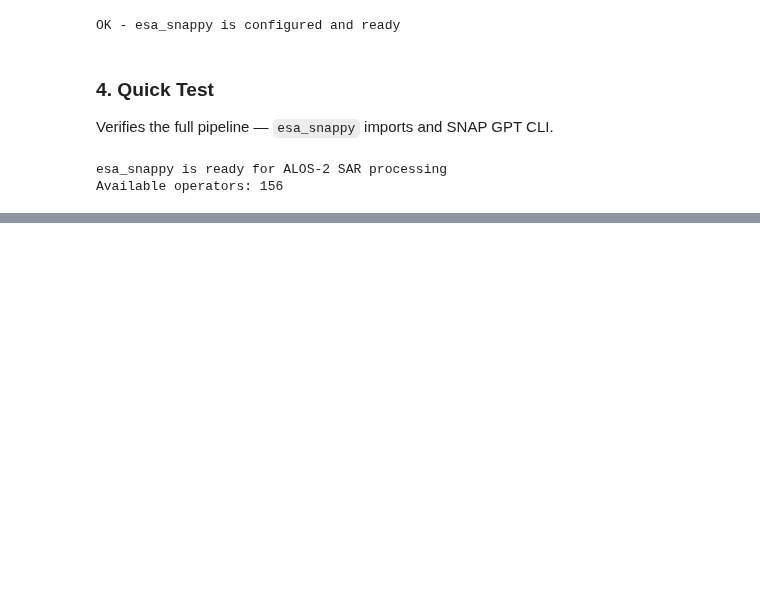
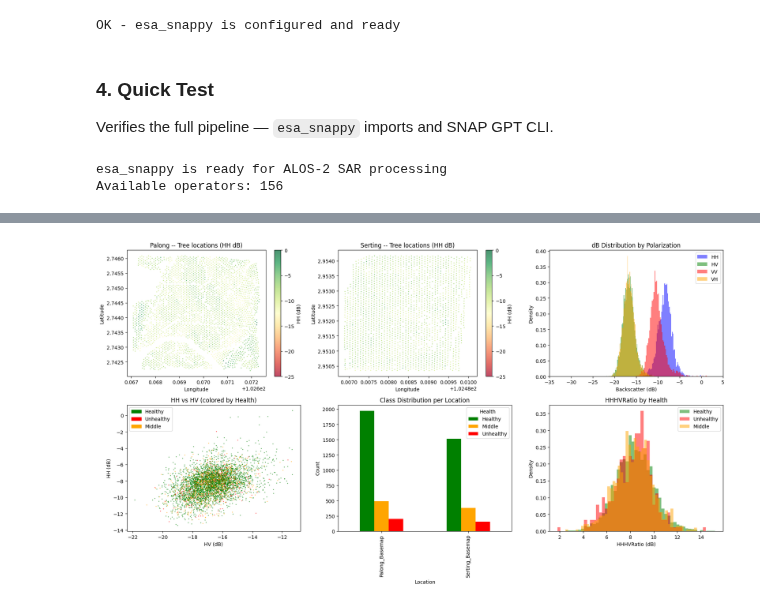
Before and after one commit to Leejames2305/SAR-OilPalm-Detection, a Jupyter notebook: main.ipynb, the cells around one changed output, grey strips where cells are left out. Cells and saved outputs as stored; diff of their text form; code cells hidden in the pictures; blank space fills up the shorter version.

Commit message:
feat: SAR Backscatter Extraction Now the data set is ready with: <id, Long, Lat, HH, HV, VV, VH, HHHVRatio, Health, Tier>

```diff
--- a/main.ipynb
+++ b/main.ipynb
@@ -267,0 +795,83 @@ _Label csv zip_ located at: `gs://$GCS_BUCKET/data/Label-status`
+# %%
+import matplotlib.pyplot as plt
+from matplotlib.patches import Patch
+import numpy as np
+
+combined = pd.concat(
+    [df.assign(Location=loc) for loc, df in datasets.items()],
+    ignore_index=True
+)
+
+fig, axes = plt.subplots(2, 3, figsize=(18, 10))
+HEALTH_COLORS = {'Healthy': 'green', 'Unhealthy': 'red', 'Middle': 'orange'}
+
+# --- Plot 1: Palong tree locations (HH dB) ---
+ax = axes[0, 0]
+df_p = datasets['Palong_Basemap']
+sc = ax.scatter(df_p['Long'], df_p['Lat'], c=df_p['HH'],
+                cmap='RdYlGn', s=1, alpha=0.7, vmin=-25, vmax=0)
+plt.colorbar(sc, ax=ax, label='HH (dB)')
+ax.set_title('Palong -- Tree locations (HH dB)')
+ax.set_xlabel('Longitude'); ax.set_ylabel('Latitude')
+
+# --- Plot 2: Serting tree locations (HH dB) ---
+ax = axes[0, 1]
+df_s = datasets['Serting_Basemap']
+sc = ax.scatter(df_s['Long'], df_s['Lat'], c=df_s['HH'],
+                cmap='RdYlGn', s=1, alpha=0.7, vmin=-25, vmax=0)
+plt.colorbar(sc, ax=ax, label='HH (dB)')
+ax.set_title('Serting -- Tree locations (HH dB)')
+ax.set_xlabel('Longitude'); ax.set_ylabel('Latitude')
+
+# --- Plot 3: dB distributions ---
+ax = axes[0, 2]
+for pol, color in [('HH', 'blue'), ('HV', 'green'), ('VV', 'red'), ('VH', 'orange')]:
+    if pol in combined.columns:
+        vals = combined[pol].dropna()
+        if len(vals) > 0:
+            ax.hist(vals, bins=80, alpha=0.5, label=pol, color=color, density=True)
+ax.set_xlabel('Backscatter (dB)')
+ax.set_ylabel('Density')
+ax.set_title('dB Distribution by Polarization')
+ax.legend()
+ax.set_xlim(-35, 5)
+
+# --- Plot 4: HH vs HV scatter ---
+ax = axes[1, 0]
+valid = combined['HH'].notna() & combined['HV'].notna()
+colors = combined.loc[valid, 'Health'].map(HEALTH_COLORS).fillna('gray')
+ax.scatter(combined.loc[valid, 'HV'], combined.loc[valid, 'HH'],
+           c=colors, s=1, alpha=0.5)
+ax.set_xlabel('HV (dB)')
+ax.set_ylabel('HH (dB)')
+ax.set_title('HH vs HV (colored by Health)')
+ax.legend(handles=[Patch(color=c, label=l) for l, c in HEALTH_COLORS.items()],
+          markerscale=5)
+
+# --- Plot 5: Class distribution per location ---
+ax = axes[1, 1]
+class_counts = combined.groupby(['Location', 'Health']).size().unstack(fill_value=0)
+class_counts.plot(kind='bar', ax=ax,
+                  color=[HEALTH_COLORS.get(c, 'gray') for c in class_counts.columns])
+ax.set_title('Class Distribution per Location')
+ax.set_xlabel('Location'); ax.set_ylabel('Count')
+ax.legend(title='Health')
+
+# --- Plot 6: HHHVRatio by Health class ---
+ax = axes[1, 2]
+for cls, color in HEALTH_COLORS.items():
+    vals = combined.loc[combined['Health'] == cls, 'HHHVRatio'].dropna()
+    if len(vals) > 0:
+        ax.hist(vals, bins=50, alpha=0.5, label=cls, color=color, density=True)
+ax.set_xlabel('HHHVRatio (dB)')
+ax.set_ylabel('Density')
+ax.set_title('HHHVRatio by Health')
+ax.legend()
+
+plt.tight_layout()
+qa_path = f"{OUTPUT_DIR}/visual_qa.png"
+plt.savefig(qa_path, dpi=150, bbox_inches='tight')
+plt.show()
+print(f"Visual QA saved to {qa_path}")
+# %% [output]
+[figure, added]
```
Also changed, not shown: parts of 16 cells of this notebook.
